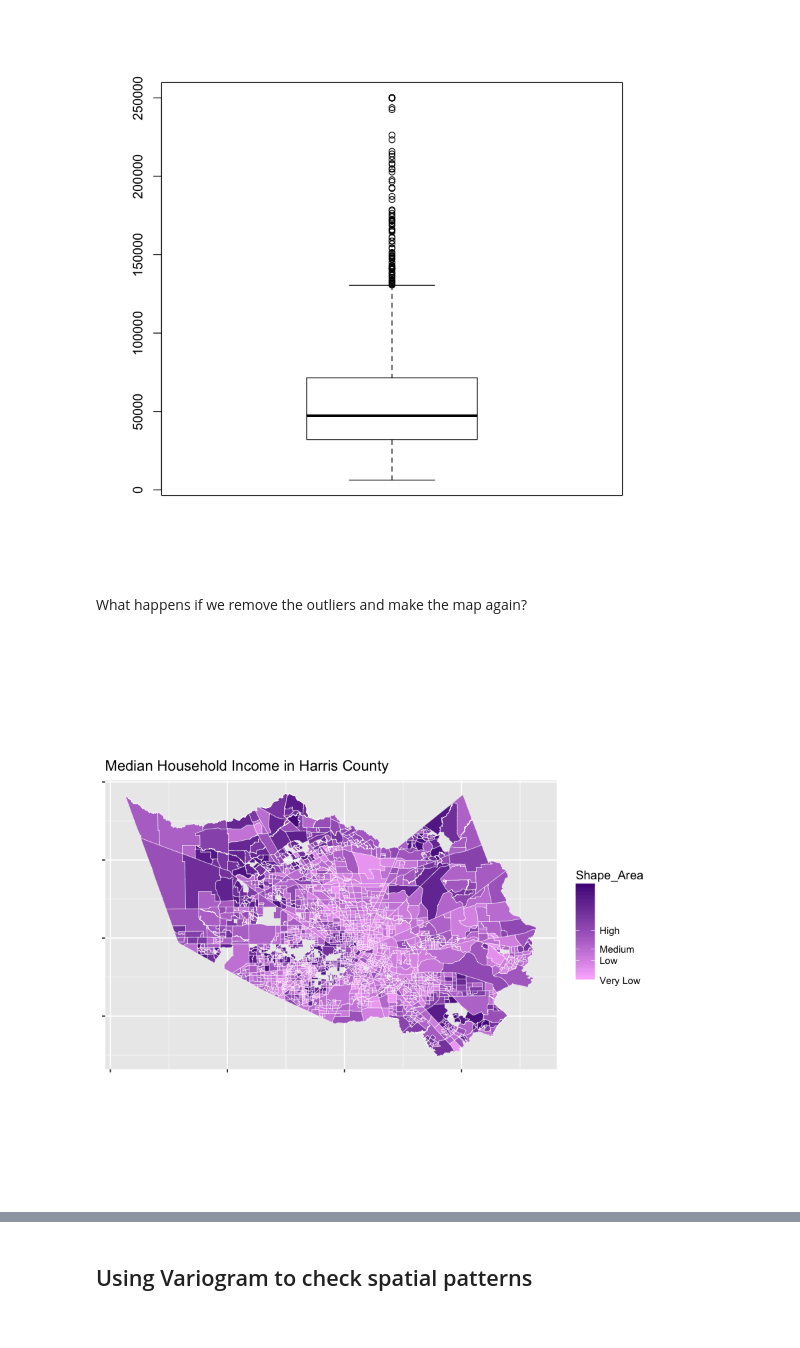
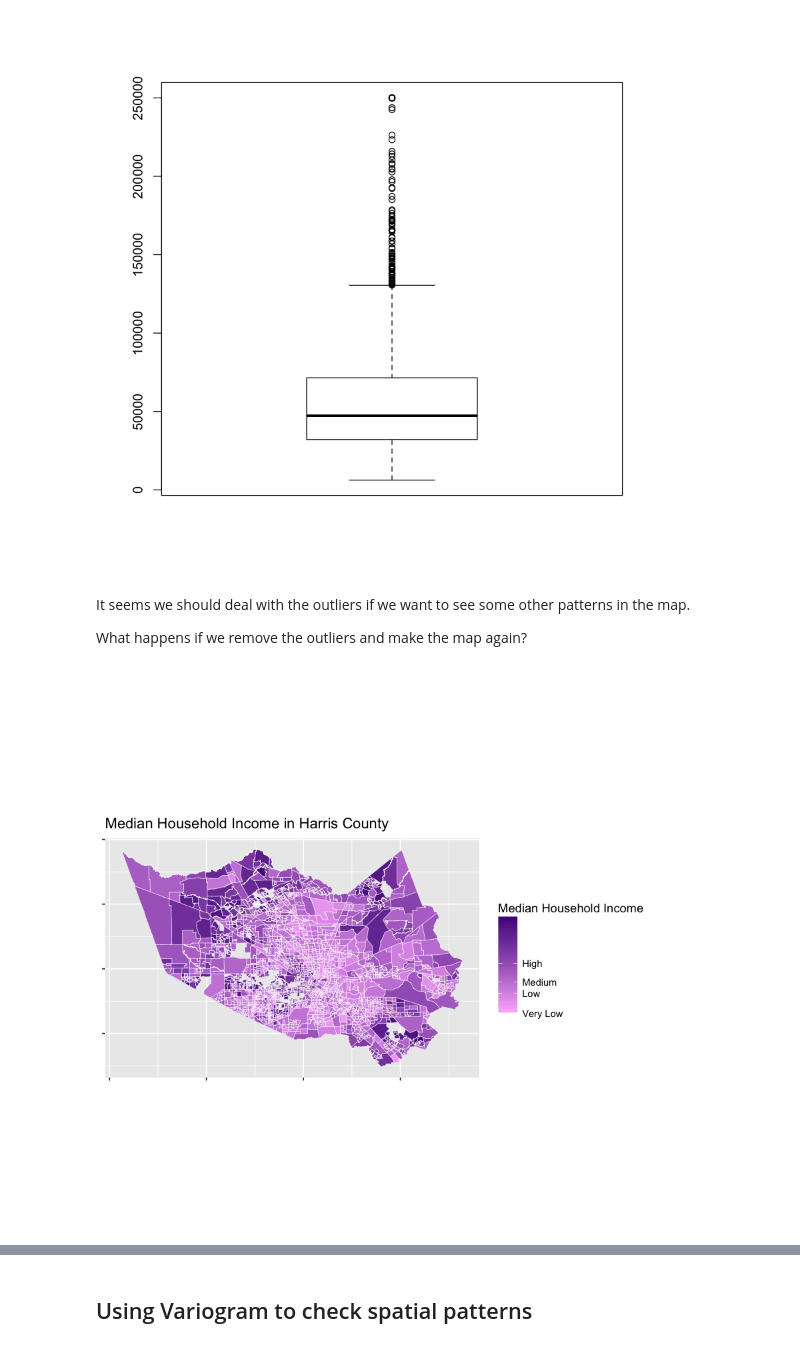
Before and after one commit to HenryLeongStat/STAT551, a Jupyter notebook: Vig1_Spatial_dependence.ipynb, the cells around one changed output, grey strips where cells are left out. Drawn from its saved outputs; the diff is of its cells as text; code cells hidden in the pictures.

```diff
--- a/Vig1_Spatial_dependence.ipynb
+++ b/Vig1_Spatial_dependence.ipynb
@@ -45,14 +75,14 @@ The dataset we are using here is 2010 census data in blockgroup level.
 # %%
-# merge boundary with census data
-censusBoundary.harris <- censusBoundary.harris %>%
-  merge(censusData_bg, by="GEOID10")
-
 censusBoundary.harris@data$id <- rownames(censusBoundary.harris@data)
 
 # remove na
-censusBoundary.harris_clean <- censusBoundary.harris[!(is.na(censusBoundary.harris@data$MedHHinc)), ]
+censusBoundary.harris_clean <- censusBoundary.harris[
+    !(is.na(censusBoundary.harris@data$MedHHinc)), ]
 
 # might have outliers, create another dataset without outlier
 # outside 1.5 times the interquartile
 # range above the upper quartile and bellow the lower quartile
-censusBoundary.harris_clean_rm_ol <- censusBoundary.harris_clean[!(censusBoundary.harris_clean@data$MedHHinc %in% boxplot(censusBoundary.harris_clean@data$MedHHinc, plot=FALSE)$out), ]
+censusBoundary.harris_clean_rm_ol <- censusBoundary.harris_clean[
+    !(censusBoundary.harris_clean@data$MedHHinc %in%
+      boxplot(censusBoundary.harris_clean@data$MedHHinc,
+              plot=FALSE)$out), ]
@@ -84,23 +127,36 @@ boxplot(censusBoundary.harris_clean@data$MedHHinc)
 # %% [output]
 [figure]
 # %% [markdown]
+It seems we should deal with the outliers if we want to see some other patterns in the map.
+
 What happens if we remove the outliers and make the map again?
 # %%
 # convert a spatial object into data.frame
-HarrisCty.tidy_rm_ot <- ggplot2::fortify(censusBoundary.harris_clean_rm_ol, region="id")
+HarrisCty.tidy_rm_ot <- ggplot2::fortify(censusBoundary.harris_clean_rm_ol,
+                                         region="id")
 
-HarrisCty.tidy_rm_ot_merge <- merge(HarrisCty.tidy_rm_ot, censusBoundary.harris_clean_rm_ol@data, by="id")
+HarrisCty.tidy_rm_ot_merge <- merge(HarrisCty.tidy_rm_ot,
+                                    censusBoundary.harris_clean_rm_ol@data,
+                                    by="id")
 
-map_HarrisCty_rm_ot_merge <- ggplot(data=HarrisCty.tidy_rm_ot_merge, aes(long,lat,group=group,fill=MedHHinc)) +
+map_HarrisCty_rm_ot_merge <- ggplot(data=HarrisCty.tidy_rm_ot_merge,
+                                    aes(long,
+                                        lat,
+                                        group = group,
+                                        fill = MedHHinc)) +
   geom_polygon() +
-  geom_path(color = "white", size=0.1) +
-  scale_fill_gradient(low = "plum1", high = "purple4",
+  geom_path(color = "white",
+            size=0.1) +
+  scale_fill_gradient(low = "plum1",
+                      high = "purple4",
                       breaks = quantile(censusBoundary.harris_clean@data$MedHHinc),
-                      labels=c("Very Low", "Low", "Medium", "High", "Very High")) +
+                      labels = c("Very Low", "Low", "Medium", "High", "Very High")) +
   coord_equal() +
-  theme(axis.title = element_blank(), axis.text = element_blank()) +
-  labs(title = "Median Household Income in Harris County", fill = "Median Household Income")
+  theme(axis.title = element_blank(),
+        axis.text = element_blank()) +
+  labs(title = "Median Household Income in Harris County",
+       fill = "Median Household Income")
 
 map_HarrisCty_rm_ot_merge
 # %% [output]
-[figure, old version]
+[figure, new version]
```
Also changed, not shown: parts of 23 cells of this notebook, 5 other files.
